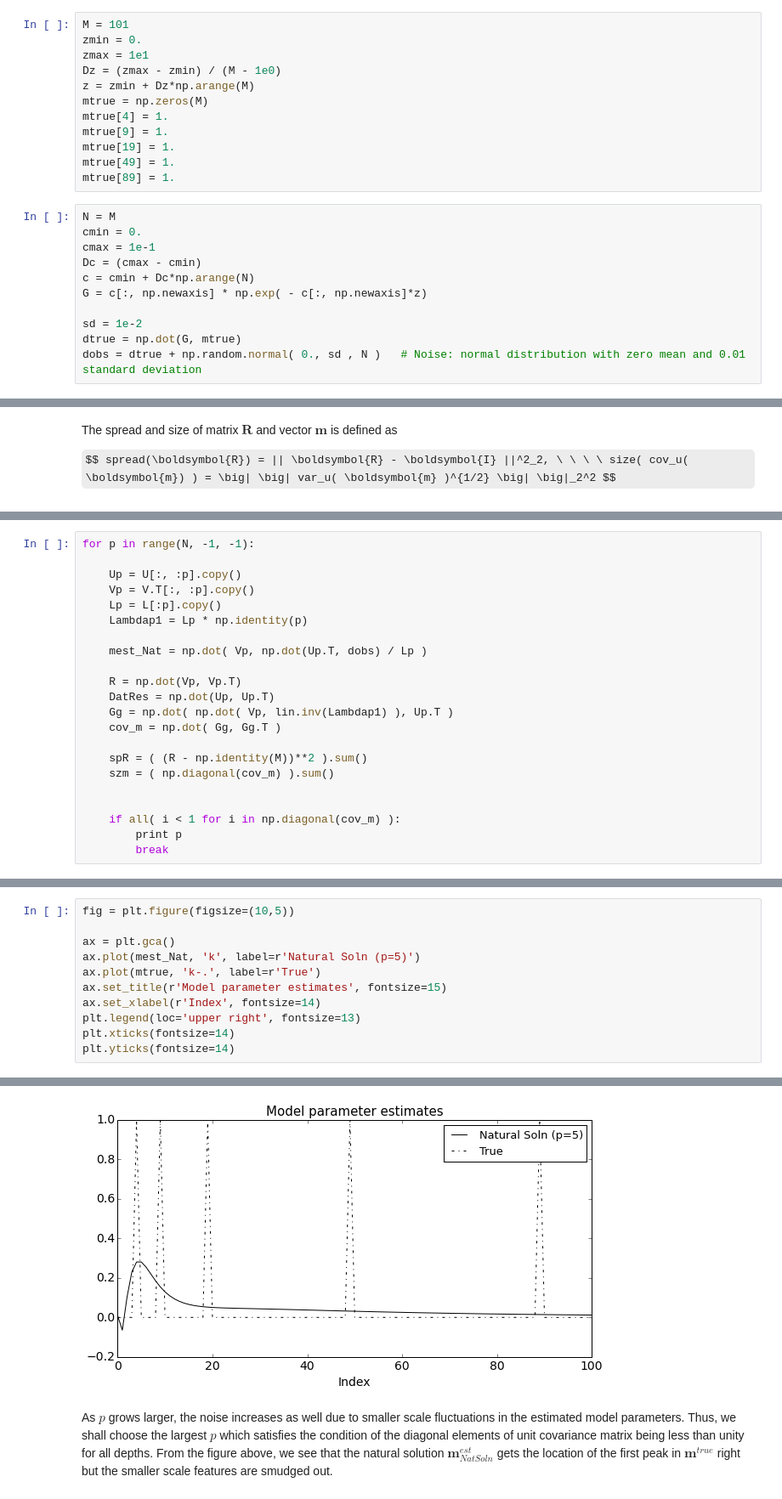
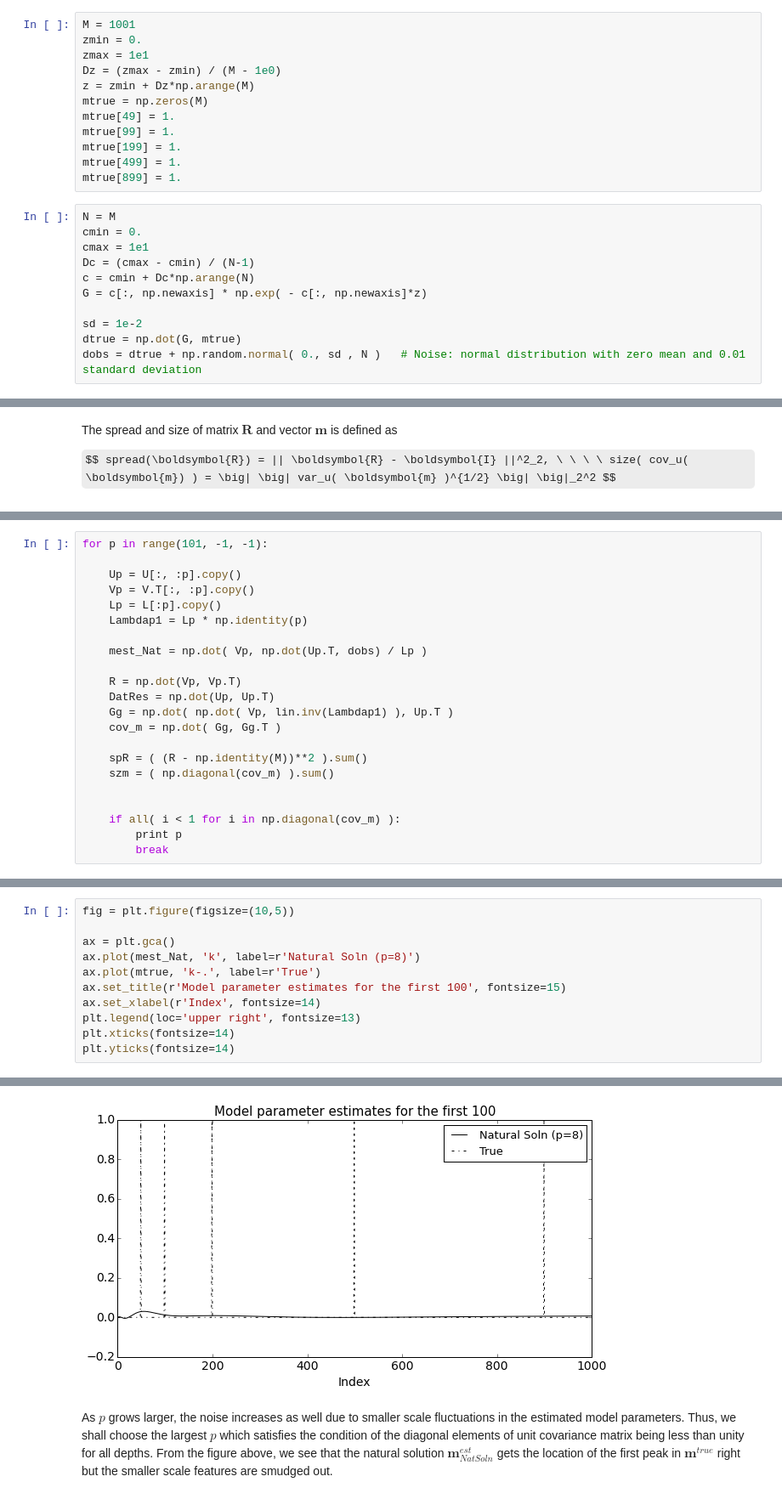
Before and after one commit to roxyboy/Geophysical-Inverse-Theory, a Jupyter notebook: GIT_HW/05GIT_HW.ipynb, the cells around one changed output, grey strips where cells are left out. Shown at 85% size. Saved outputs shown, nothing was run; the diff lists cells and outputs as text; some formulas as TeX source.

```diff
--- a/GIT_HW/05GIT_HW.ipynb
+++ b/GIT_HW/05GIT_HW.ipynb
@@ -11,20 +11,20 @@ The indices in Python start from $0$ so index $5$ in Matlab becomes $4$ in Pytho
 # %%
-M = 101
+M = 1001
 zmin = 0.
 zmax = 1e1
 Dz = (zmax - zmin) / (M - 1e0)
 z = zmin + Dz*np.arange(M)
 mtrue = np.zeros(M)
-mtrue[4] = 1.
-mtrue[9] = 1.
-mtrue[19] = 1.
 mtrue[49] = 1.
-mtrue[89] = 1.
+mtrue[99] = 1.
+mtrue[199] = 1.
+mtrue[499] = 1.
+mtrue[899] = 1.
 # %%
 N = M
 cmin = 0.
-cmax = 1e-1
-Dc = (cmax - cmin)
+cmax = 1e1
+Dc = (cmax - cmin) / (N-1)
 c = cmin + Dc*np.arange(N)
 G = c[:, np.newaxis] * np.exp( - c[:, np.newaxis]*z)
 
@@ -252,5 +229,5 @@ The spread of the model resolution matrix is $94.0$ and the size of the unit cov
 # %%
-for p in range(N, -1, -1):
+for p in range(101, -1, -1):
 
     Up = U[:, :p].copy()
     Vp = V.T[:, :p].copy()
@@ -276,18 +253,18 @@ for p in range(N, -1, -1):
 # %%
 fig = plt.figure(figsize=(10,5))
 
 ax = plt.gca()
-ax.plot(mest_Nat, 'k', label=r'Natural Soln (p=5)')
+ax.plot(mest_Nat, 'k', label=r'Natural Soln (p=8)')
 ax.plot(mtrue, 'k-.', label=r'True')
-ax.set_title(r'Model parameter estimates', fontsize=15)
+ax.set_title(r'Model parameter estimates for the first 100', fontsize=15)
 ax.set_xlabel(r'Index', fontsize=14)
 plt.legend(loc='upper right', fontsize=13)
 plt.xticks(fontsize=14)
 plt.yticks(fontsize=14)
 # %% [output]
 (array([-0.2,  0. ,  0.2,  0.4,  0.6,  0.8,  1. ,  1.2]),
  <a list of 8 Text yticklabel objects>)
-[figure, old version]
+[figure, new version]
 # %% [markdown]
 As $p$ grows larger, the noise increases as well due to smaller scale fluctuations in the estimated model parameters. Thus, we shall choose the largest $p$ which satisfies the condition of the diagonal elements of unit covariance matrix being less than unity for all depths. From the figure above, we see that the natural solution $\boldsymbol{m}^{est}_{NatSoln}$ gets the location of the first peak in $\boldsymbol{m}^{true}$ right but the smaller scale features are smudged out.
 # %%
```
Also changed, not shown: parts of 20 cells of this notebook.
